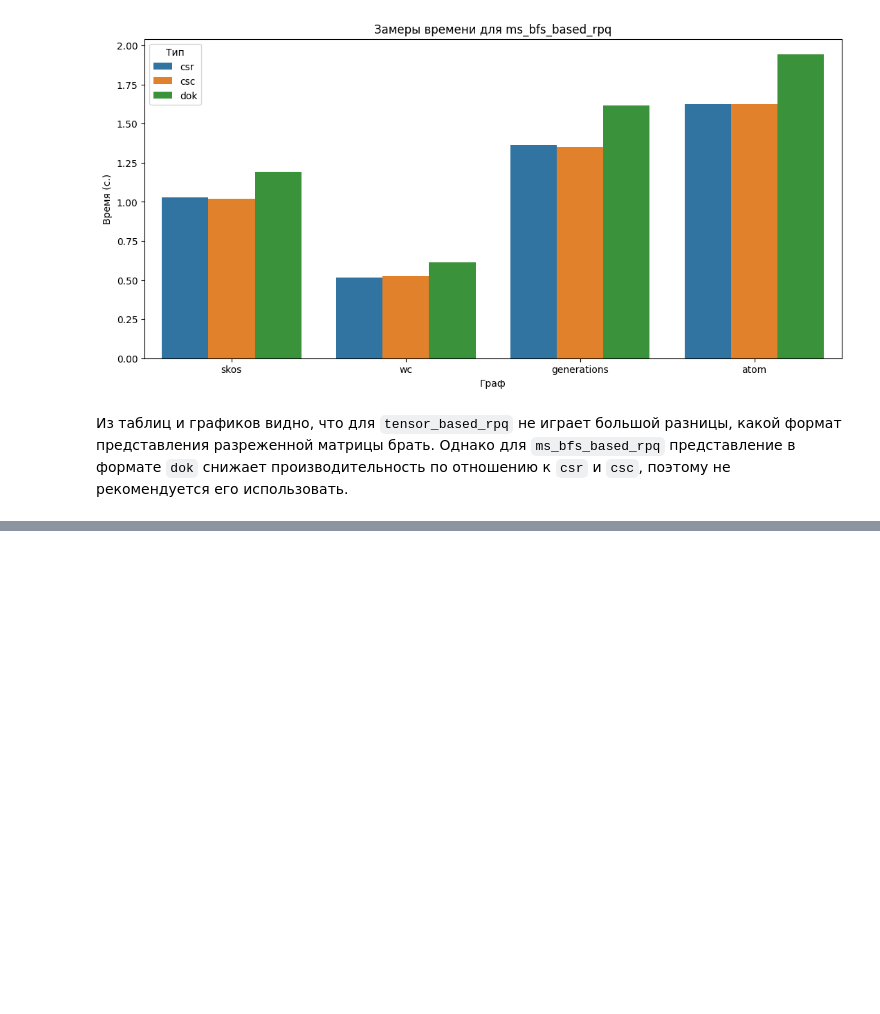
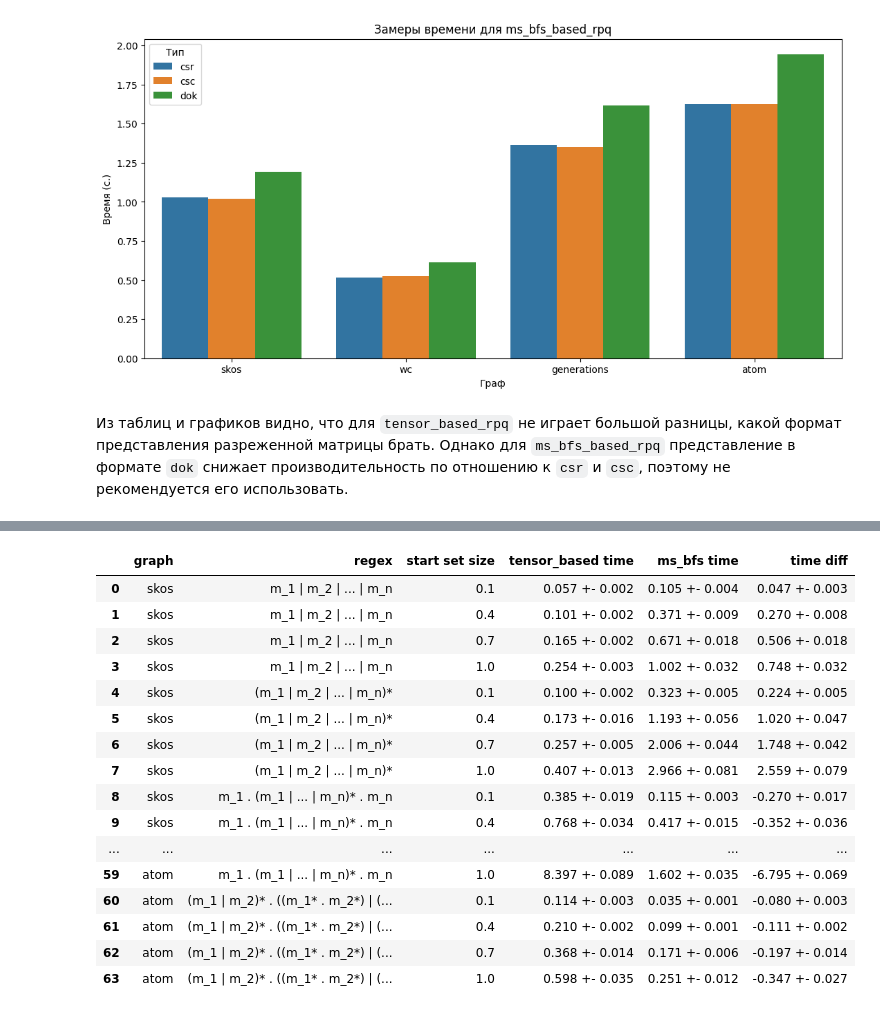
Before and after one commit to maybenotilya/formal-lang-course, a Jupyter notebook: experiments/task-5/task5.ipynb, the cells around one changed output, grey strips where cells are left out. Saved outputs shown, nothing was run; the diff lists cells and outputs as text; code cells hidden in the pictures; blank space fills up the shorter version.

```diff
--- a/experiments/task-5/task5.ipynb
+++ b/experiments/task-5/task5.ipynb
@@ -193,0 +318,34 @@ plt.show()
+# %%
+df = pd.DataFrame(
+    [
+        [k[0], regexes_templates[k[1]], k[2]]
+        + list(
+            map(
+                lambda x: f"{x[0]:.3f} +- {x[1]:.3f}",
+                [v["tensors"], v["ms_bfs"], v["time_diff"]],
+            )
+        )
+        for k, v in results.items()
+    ],
+    columns=columns,
+)
+# %%
+df
+# %% [output]
+|  | graph | regex | start set size | tensor_based time | ms_bfs time | time diff |
+| 0 | skos | m_1 | m_2 | ... | m_n | 0.1 | 0.057 +- 0.002 | 0.105 +- 0.004 | 0.047 +- 0.003 |
+| 1 | skos | m_1 | m_2 | ... | m_n | 0.4 | 0.101 +- 0.002 | 0.371 +- 0.009 | 0.270 +- 0.008 |
+| 2 | skos | m_1 | m_2 | ... | m_n | 0.7 | 0.165 +- 0.002 | 0.671 +- 0.018 | 0.506 +- 0.018 |
+| 3 | skos | m_1 | m_2 | ... | m_n | 1.0 | 0.254 +- 0.003 | 1.002 +- 0.032 | 0.748 +- 0.032 |
+| 4 | skos | (m_1 | m_2 | ... | m_n)* | 0.1 | 0.100 +- 0.002 | 0.323 +- 0.005 | 0.224 +- 0.005 |
+| 5 | skos | (m_1 | m_2 | ... | m_n)* | 0.4 | 0.173 +- 0.016 | 1.193 +- 0.056 | 1.020 +- 0.047 |
+| 6 | skos | (m_1 | m_2 | ... | m_n)* | 0.7 | 0.257 +- 0.005 | 2.006 +- 0.044 | 1.748 +- 0.042 |
+| 7 | skos | (m_1 | m_2 | ... | m_n)* | 1.0 | 0.407 +- 0.013 | 2.966 +- 0.081 | 2.559 +- 0.079 |
+| 8 | skos | m_1 . (m_1 | ... | m_n)* . m_n | 0.1 | 0.385 +- 0.019 | 0.115 +- 0.003 | -0.270 +- 0.017 |
+| 9 | skos | m_1 . (m_1 | ... | m_n)* . m_n | 0.4 | 0.768 +- 0.034 | 0.417 +- 0.015 | -0.352 +- 0.036 |
+| ... | ... | ... | ... | ... | ... | ... |
+| 59 | atom | m_1 . (m_1 | ... | m_n)* . m_n | 1.0 | 8.397 +- 0.089 | 1.602 +- 0.035 | -6.795 +- 0.069 |
+| 60 | atom | (m_1 | m_2)* . ((m_1* . m_2*) | (... | 0.1 | 0.114 +- 0.003 | 0.035 +- 0.001 | -0.080 +- 0.003 |
+| 61 | atom | (m_1 | m_2)* . ((m_1* . m_2*) | (... | 0.4 | 0.210 +- 0.002 | 0.099 +- 0.001 | -0.111 +- 0.002 |
+| 62 | atom | (m_1 | m_2)* . ((m_1* . m_2*) | (... | 0.7 | 0.368 +- 0.014 | 0.171 +- 0.006 | -0.197 +- 0.014 |
+| 63 | atom | (m_1 | m_2)* . ((m_1* . m_2*) | (... | 1.0 | 0.598 +- 0.035 | 0.251 +- 0.012 | -0.347 +- 0.027 |
```
Also changed, not shown: parts of 23 cells of this notebook, 1 other file.
